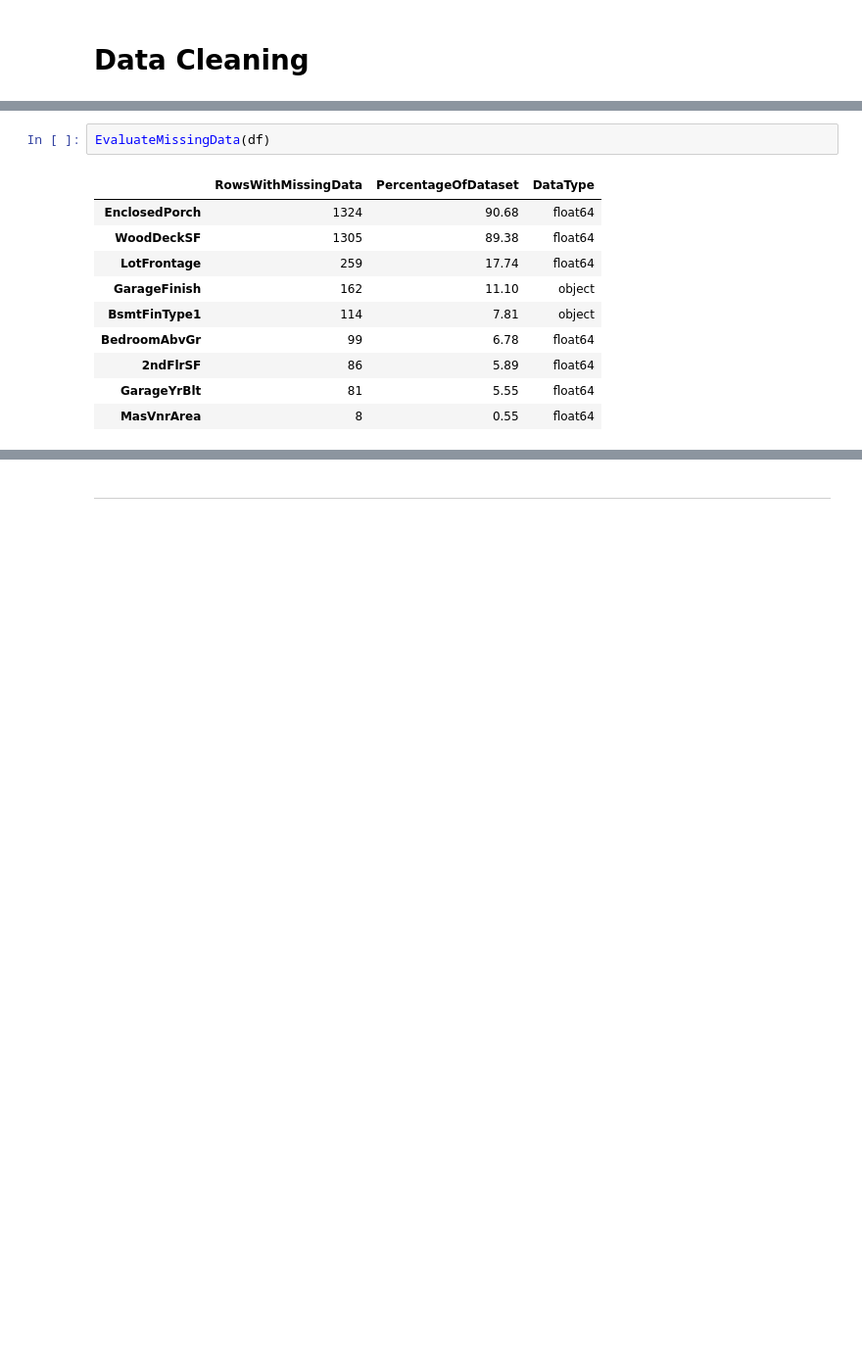
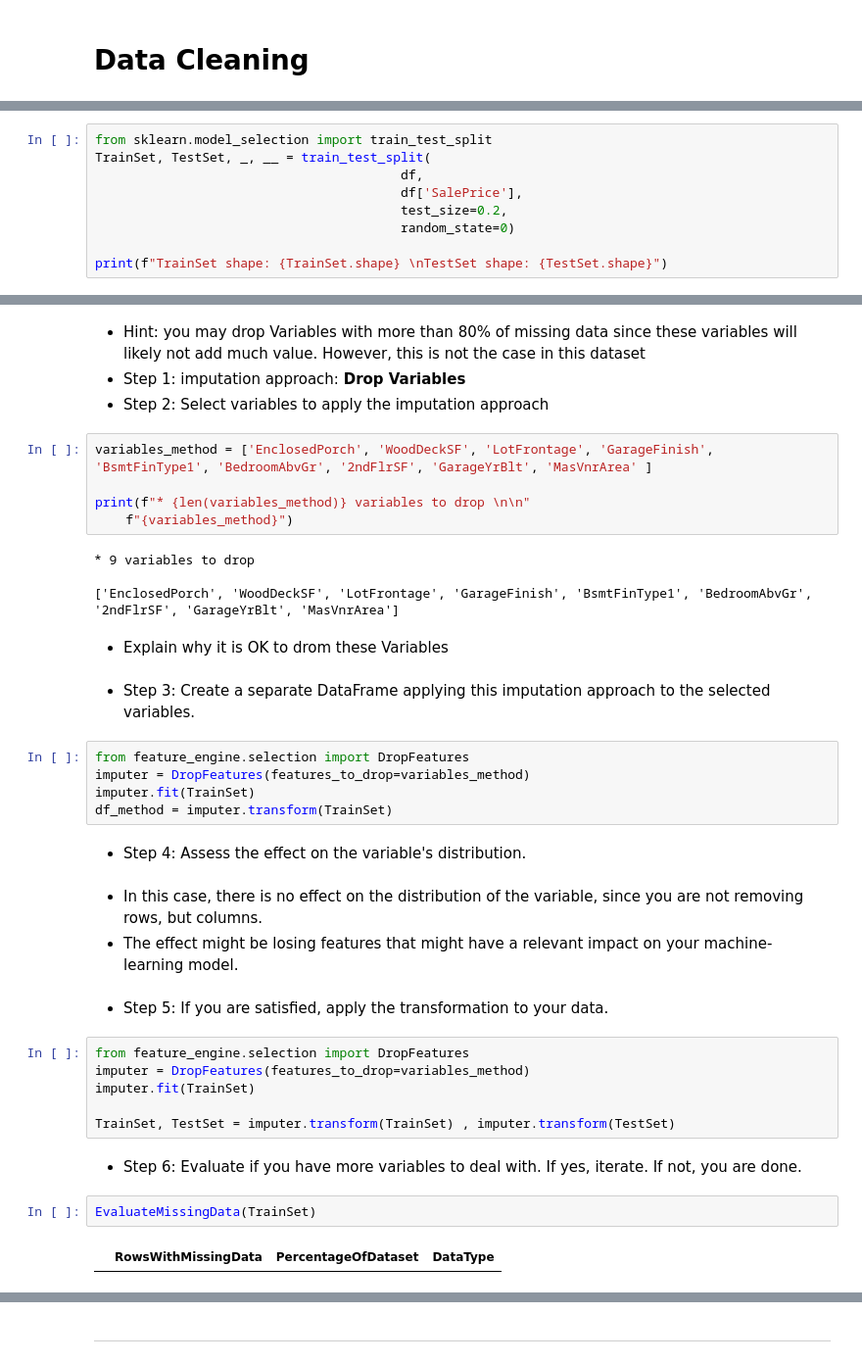
Before and after one commit to pieterkdevilliers/pp5-heritage-housing, a Jupyter notebook: jupyter_notebooks/03_data_cleaning.ipynb, the cells around one changed output, grey strips where cells are left out. Shown at 98% size. Cells and saved outputs as stored; diff of their text form; blank space fills up the shorter version.

Commit message:
Complete initial Data Cleaning

```diff
--- a/jupyter_notebooks/03_data_cleaning.ipynb
+++ b/jupyter_notebooks/03_data_cleaning.ipynb
@@ -337,0 +322,9 @@ Check missing data levels for the collected dataset.
+# %%
+from sklearn.model_selection import train_test_split
+TrainSet, TestSet, _, __ = train_test_split(
+                                        df,
+                                        df['SalePrice'],
+                                        test_size=0.2,
+                                        random_state=0)
+
+print(f"TrainSet shape: {TrainSet.shape} \nTestSet shape: {TestSet.shape}")
@@ -338,13 +352,41 @@ Check missing data levels for the collected dataset.
+# %% [markdown]
+* Hint: you may drop Variables with more than 80% of missing data since these variables will likely not add much value. However, this is not the case in this dataset
+* Step 1: imputation approach: **Drop Variables**
+* Step 2: Select variables to apply the imputation approach
+# %%
+variables_method = ['EnclosedPorch', 'WoodDeckSF', 'LotFrontage', 'GarageFinish', 'BsmtFinType1', 'BedroomAbvGr', '2ndFlrSF', 'GarageYrBlt', 'MasVnrArea' ]
+
+print(f"* {len(variables_method)} variables to drop \n\n"
+    f"{variables_method}")
+# %% [output]
+* 9 variables to drop
+
+['EnclosedPorch', 'WoodDeckSF', 'LotFrontage', 'GarageFinish', 'BsmtFinType1', 'BedroomAbvGr', '2ndFlrSF', 'GarageYrBlt', 'MasVnrArea']
+# %% [markdown]
+* Explain why it is OK to drom these Variables
+# %% [markdown]
+* Step 3: Create a separate DataFrame applying this imputation approach to the selected variables.
+# %%
+from feature_engine.selection import DropFeatures
+imputer = DropFeatures(features_to_drop=variables_method)
+imputer.fit(TrainSet)
+df_method = imputer.transform(TrainSet)
+# %% [markdown]
+* Step 4: Assess the effect on the variable's distribution.
+# %% [markdown]
+* In this case, there is no effect on the distribution of the variable, since you are not removing rows, but columns.
+* The effect might be losing features that might have a relevant impact on your machine-learning model.
+# %% [markdown]
+* Step 5: If you are satisfied, apply the transformation to your data.
+# %%
+from feature_engine.selection import DropFeatures
+imputer = DropFeatures(features_to_drop=variables_method)
+imputer.fit(TrainSet)
+
+TrainSet, TestSet = imputer.transform(TrainSet) , imputer.transform(TestSet)
+# %% [markdown]
+* Step 6: Evaluate if you have more variables to deal with. If yes, iterate. If not, you are done.
 # %%
-EvaluateMissingData(df)
+EvaluateMissingData(TrainSet)
 # %% [output]
 |  | RowsWithMissingData | PercentageOfDataset | DataType |
-| EnclosedPorch | 1324 | 90.68 | float64 |
-| WoodDeckSF | 1305 | 89.38 | float64 |
-| LotFrontage | 259 | 17.74 | float64 |
-| GarageFinish | 162 | 11.10 | object |
-| BsmtFinType1 | 114 | 7.81 | object |
-| BedroomAbvGr | 99 | 6.78 | float64 |
-| 2ndFlrSF | 86 | 5.89 | float64 |
-| GarageYrBlt | 81 | 5.55 | float64 |
-| MasVnrArea | 8 | 0.55 | float64 |
```
Also changed, not shown: parts of 10 cells of this notebook, 2 other files.
